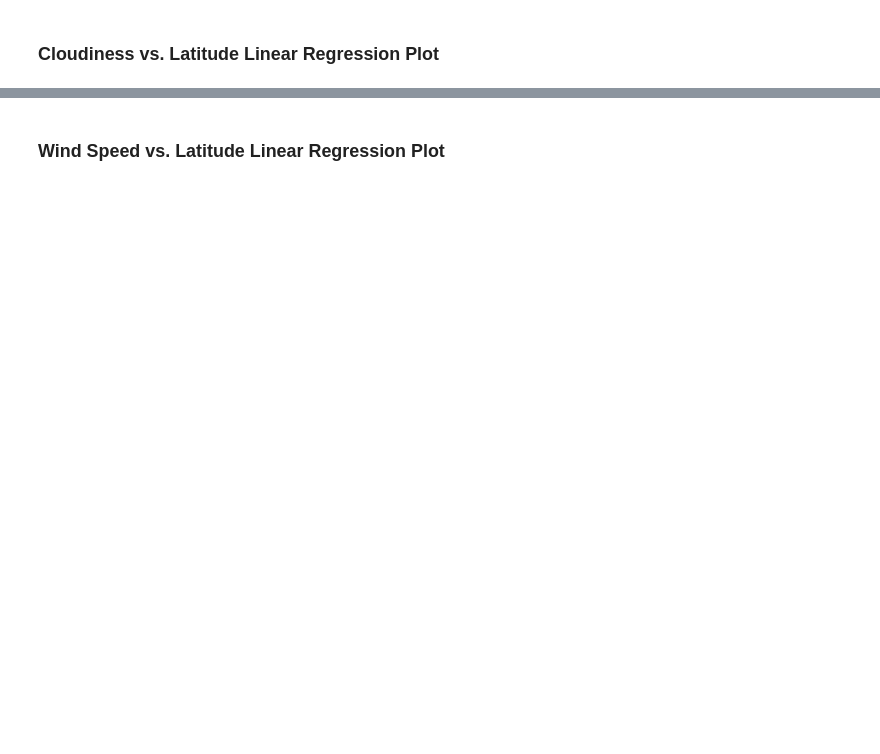
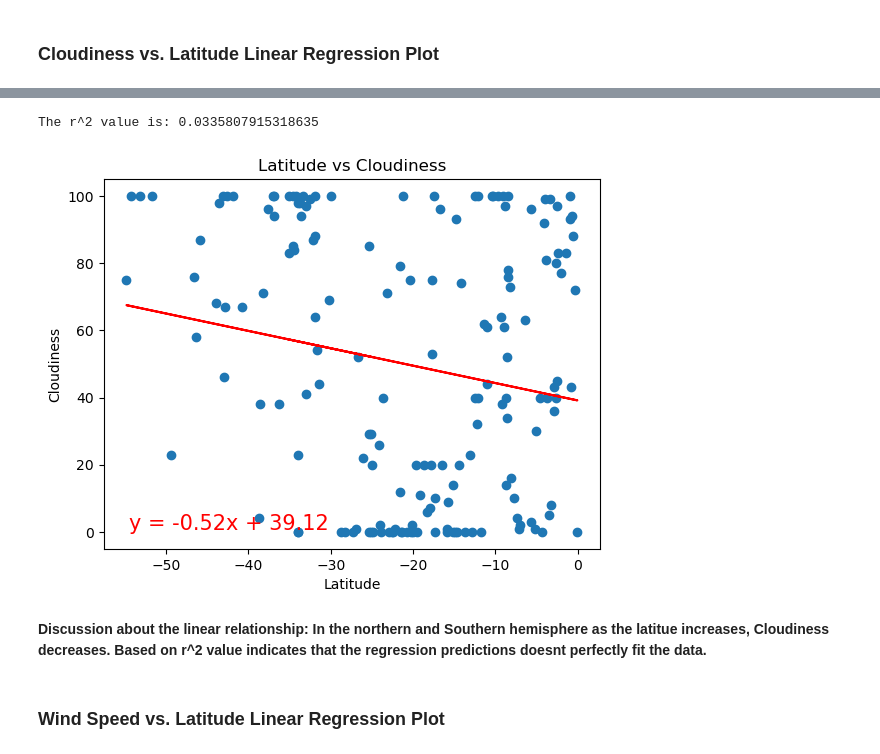
Before and after one commit to prekha32/python-api-challenge, a Jupyter notebook: WeatherPy/WeatherPy.ipynb, the cells around one changed output, grey strips where cells are left out. Drawn from its saved outputs; the diff is of its cells as text; code cells hidden in the pictures; blank space fills up the shorter version.

```diff
--- a/WeatherPy/WeatherPy.ipynb
+++ b/WeatherPy/WeatherPy.ipynb
@@ -372,2 +370,12 @@ The r^2-value is: 0.018616831531634456
+# %%
+# Southern Hemisphere
+x_values = southern_hemi_df["Lat"]
+y_values = southern_hemi_df["Cloudiness"]
+plot_chart(x_values, y_values,"Latitude","Cloudiness","Latitude vs Cloudiness")
+# %% [output]
+The r^2 value is: 0.0335807915318635
+[figure, added]
+# %% [markdown]
+**Discussion about the linear relationship: In the northern and Southern hemisphere as the latitue increases, Cloudiness decreases. Based on r^2 value indicates that the regression predictions doesnt perfectly fit the data.**
 # %% [markdown]
 ### Wind Speed vs. Latitude Linear Regression Plot
```
Also changed, not shown: parts of 17 cells of this notebook, 1 other file.
